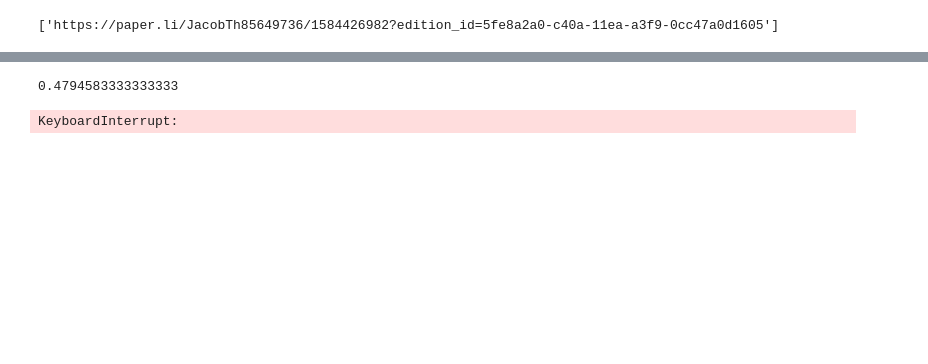
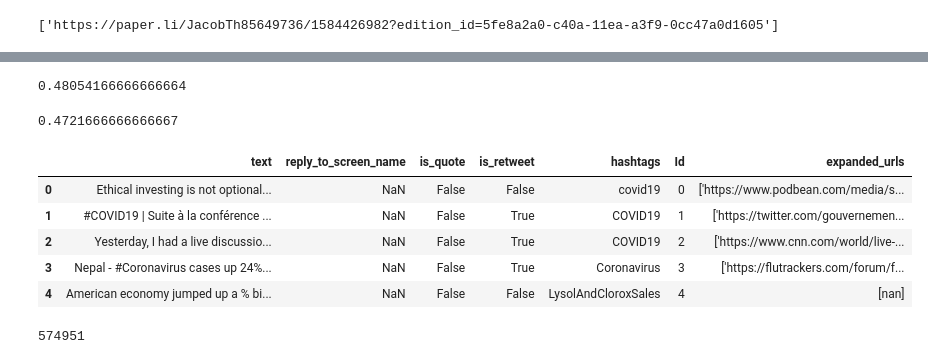
Before and after one commit to mnovovil/CountryClassificationOfCovidTweetsNLP, a Jupyter notebook: code.ipynb, the cells around one changed output, grey strips where cells are left out. Drawn from its saved outputs; the diff is of its cells as text; code cells hidden in the pictures; blank space fills up the shorter version.

```diff
--- a/code.ipynb
+++ b/code.ipynb
@@ -252,8 +247,7 @@ from sklearn.naive_bayes import MultinomialNB
 
 nb_pipeline = Pipeline([
   ("tf-idf", TfidfVectorizer(sublinear_tf = True,
-  						stop_words = 'english'
-							)),
+  							stop_words = 'english')),
   ("nb", MultinomialNB())
 ])
 nb_pipeline.fit(X_train, y_train)
@@ -261,19 +255,18 @@ nb_pipeline.fit(X_train, y_train)
 y_pred = nb_pipeline.predict(X_test)
 print(accuracy_score(y_test, y_pred))
 # %% [output]
-0.4794583333333333
+0.48054166666666664
 # %%
 from sklearn.svm import LinearSVC
 
 svc_pipeline = Pipeline([
  ("tf-idf", TfidfVectorizer(sublinear_tf = True,
-  							stop_words = 'english'
-							)),
+  							stop_words = 'english')),
   ("svc", LinearSVC())
 ])
 svc_pipeline.fit(X=X_train, y=y_train)
 y_pred = svc_pipeline.predict(X_test)
 print(accuracy_score(y_test, y_pred))
 # %% [output]
-KeyboardInterrupt:
+0.4721666666666667
 # %%
@@ -290,3 +283,10 @@ print(accuracy_score(y_test, y_pred))
 # %%
-test_df = pd.read_csv("/home/tdurkin/Desktop/test_data_new.csv")
+test_df = pd.read_csv(r"C:/Users/Thomas/Desktop/test_data_new.csv")
 test_df.head()
+# %% [output]
+|  | text | reply_to_screen_name | is_quote | is_retweet | hashtags | Id | expanded_urls |
+| 0 | Ethical investing is not optional... | NaN | False | False | covid19 | 0 | ['https://www.podbean.com/media/s... |
+| 1 | #COVID19 | Suite à la conférence ... | NaN | False | True | COVID19 | 1 | ['https://twitter.com/gouvernemen... |
+| 2 | Yesterday, I had a live discussio... | NaN | False | True | COVID19 | 2 | ['https://www.cnn.com/world/live-... |
+| 3 | Nepal - #Coronavirus cases up 24%... | NaN | False | True | Coronavirus | 3 | ['https://flutrackers.com/forum/f... |
+| 4 | American economy jumped up a % bi... | NaN | False | False | LysolAndCloroxSales | 4 | [nan] |
@@ -292,0 +300,7 @@ test_df.head()
+# %%
+tokenizer = Tokenizer(num_words=numWords, filters='!"#$%&()*+,-./:;<=>?@[\]^_`{|}~', lower=True)
+tokenizer.fit_on_texts(training_df['final_text'].values)
+word_index = tokenizer.word_index
+len(word_index)
+# %% [output]
+574951
```
Also changed, not shown: parts of 32 cells of this notebook.
